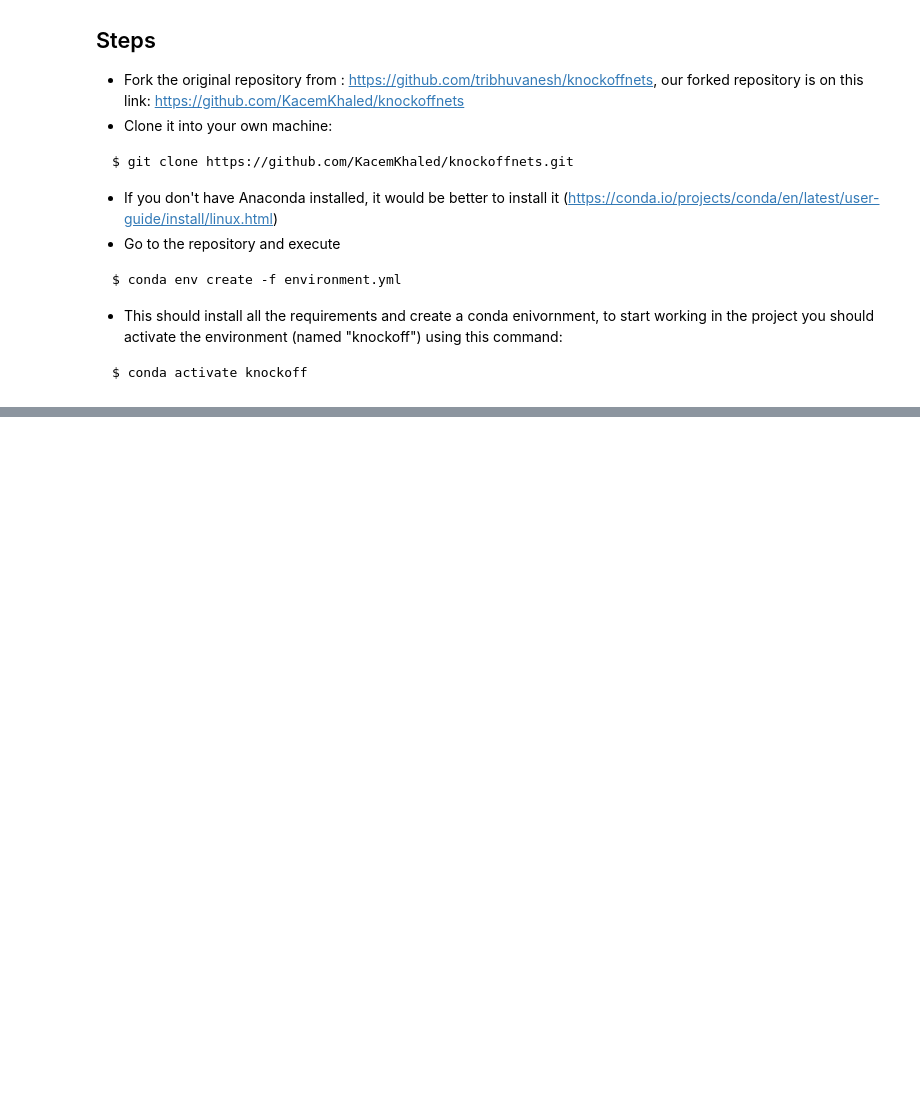
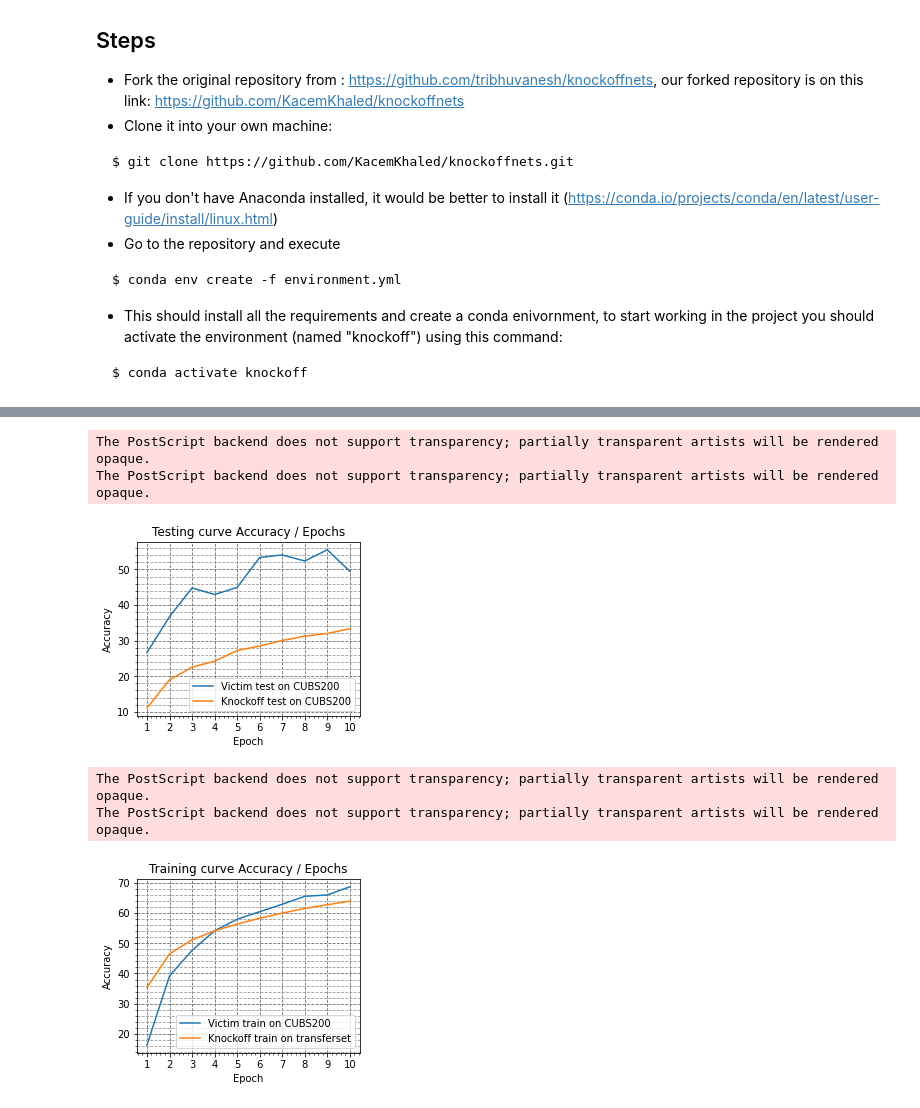
Before and after one commit to KacemKhaled/Project-INF8225, a Jupyter notebook: knockoffnets/KnockoffNets.ipynb, the cells around one changed output, grey strips where cells are left out. Cells and saved outputs as stored; diff of their text form; code cells hidden in the pictures; blank space fills up the shorter version.

```diff
--- a/knockoffnets/KnockoffNets.ipynb
+++ b/knockoffnets/KnockoffNets.ipynb
@@ -109,0 +319,35 @@ $ python3 -m "knockoff.adversary.train" models/adversary/cubs200-resnet18-random
+# %%
+plt.figure(figsize=(4, 3.2))
+plt.plot(epoch,test_accuracy, label="Victim test on CUBS200")
+plt.plot(epoch,test_accuracy_adv, label="Knockoff test on CUBS200")
+plt.title('Testing curve Accuracy / Epochs')
+plt.ylabel('Accuracy')
+plt.xlabel('Epoch')
+plt.xticks(epoch)
+plt.legend(loc='best')
+plt.grid(b=True, which='major', color='#666666', linestyle='dashed')
+plt.minorticks_on()
+plt.grid(b=True, which='minor', color='#999999', linestyle='dashed',axis='y')
+plt.savefig(PATH+"victim-knockoff-test-resnet-18.eps",format="eps")
+plt.show()
+
+plt.figure(figsize=(4, 3.2))
+plt.plot(epoch,accuracy, label="Victim train on CUBS200")
+plt.plot(epoch,accuracy_adv, label="Knockoff train on transferset")
+plt.title('Training curve Accuracy / Epochs')
+plt.ylabel('Accuracy')
+plt.xlabel('Epoch')
+plt.xticks(epoch)
+plt.legend(loc='best')
+plt.grid(b=True, which='major', color='#666666', linestyle='dashed')
+plt.minorticks_on()
+plt.grid(b=True, which='minor', color='#999999', linestyle='dashed',axis='y')
+plt.savefig(PATH+"victim-knockoff-train-resnet-18.eps",format="eps")
+plt.show()
+# %% [output]
+The PostScript backend does not support transparency; partially transparent artists will be rendered opaque.
+The PostScript backend does not support transparency; partially transparent artists will be rendered opaque.
+[figure, added]
+The PostScript backend does not support transparency; partially transparent artists will be rendered opaque.
+The PostScript backend does not support transparency; partially transparent artists will be rendered opaque.
+[figure, added]
```
Also changed, not shown: parts of 15 cells of this notebook.
